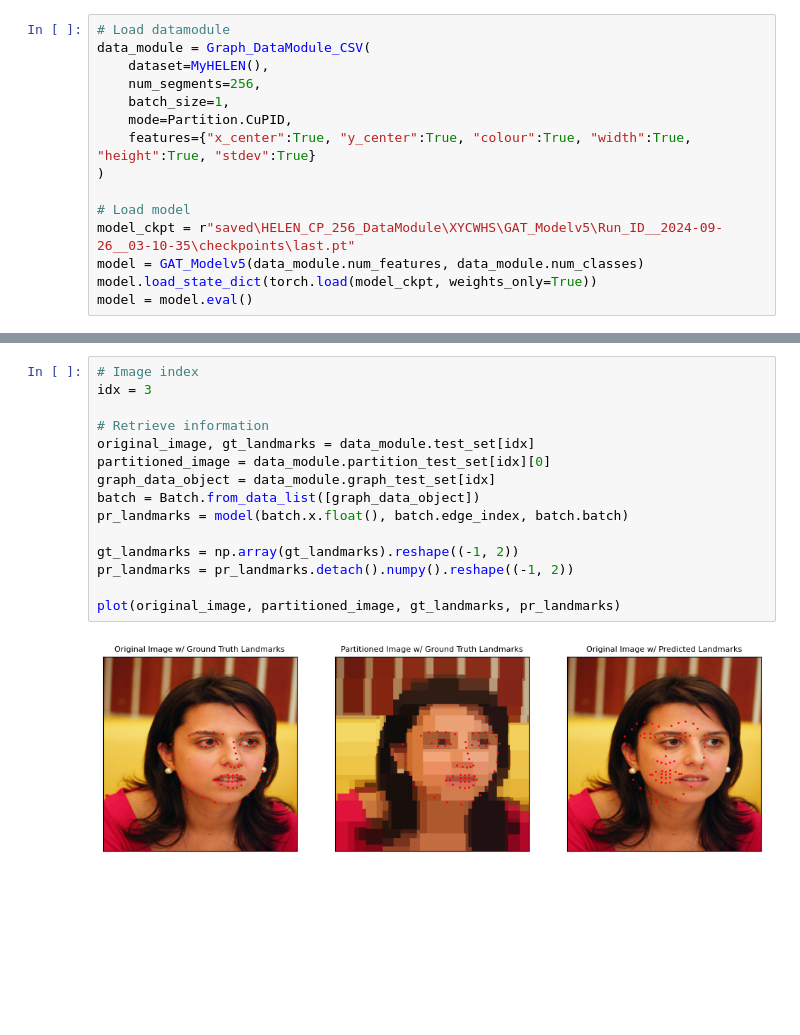
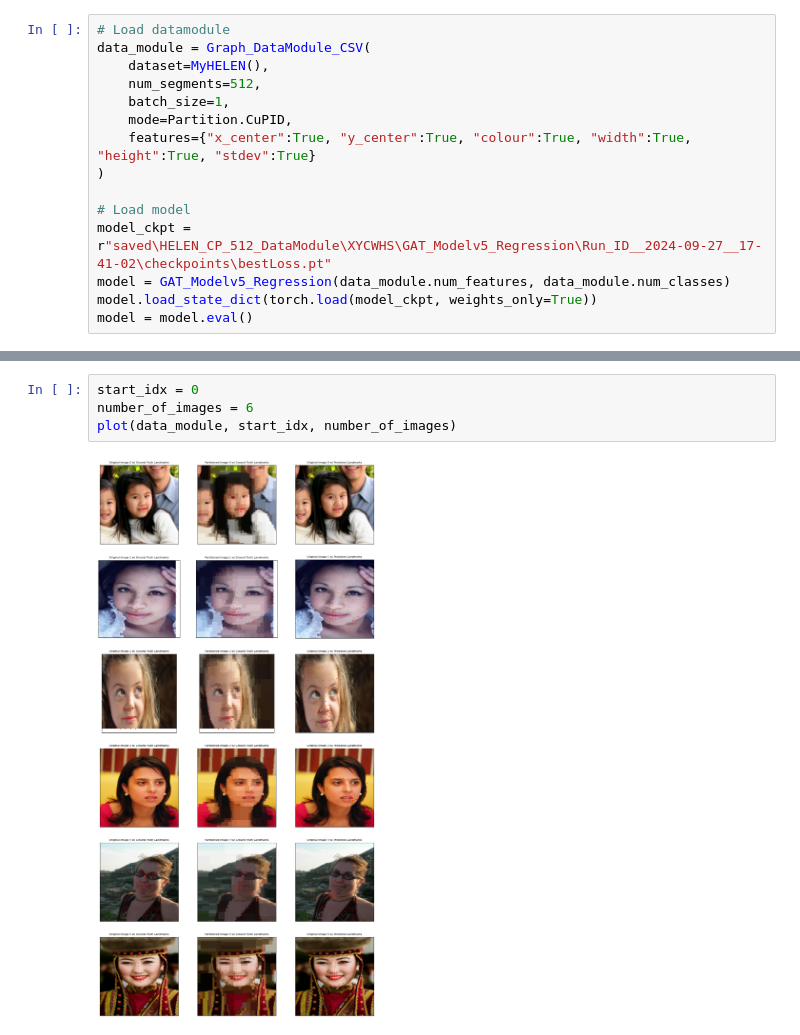
Before and after one commit to mubasshirMurshed/Cuboidal_Partitioning_Deep_Learning_Project, a Jupyter notebook: tools/test_landmark_model.ipynb, the cells around one changed output, grey strips where cells are left out. Drawn from its saved outputs; the diff is of its cells as text; blank space fills up the shorter version.

Commit message:
Fixed final model to use, an all remaining requirements for full experimentation

```diff
--- a/tools/test_landmark_model.ipynb
+++ b/tools/test_landmark_model.ipynb
@@ -13,15 +14,15 @@ from torch_geometric.data import Batch
 # Load datamodule
 data_module = Graph_DataModule_CSV(
     dataset=MyHELEN(),
-    num_segments=256,
+    num_segments=512,
     batch_size=1,
     mode=Partition.CuPID,
     features={"x_center":True, "y_center":True, "colour":True, "width":True, "height":True, "stdev":True}
 )
 
 # Load model
-model_ckpt = r"saved\HELEN_CP_256_DataModule\XYCWHS\GAT_Modelv5\Run_ID__2024-09-26__03-10-35\checkpoints\last.pt"
-model = GAT_Modelv5(data_module.num_features, data_module.num_classes)
+model_ckpt = r"saved\HELEN_CP_512_DataModule\XYCWHS\GAT_Modelv5_Regression\Run_ID__2024-09-27__17-41-02\checkpoints\bestLoss.pt"
+model = GAT_Modelv5_Regression(data_module.num_features, data_module.num_classes)
 model.load_state_dict(torch.load(model_ckpt, weights_only=True))
 model = model.eval()
 # %%
@@ -53,19 +72,8 @@ def plot(original_image, partitioned_image, gt_landmarks, pr_landmarks):
 
     plt.show()
-# %%
-# Image index
-idx = 3
-
-# Retrieve information
-original_image, gt_landmarks = data_module.test_set[idx]
-partitioned_image = data_module.partition_test_set[idx][0]
-graph_data_object = data_module.graph_test_set[idx]
-batch = Batch.from_data_list([graph_data_object])
-pr_landmarks = model(batch.x.float(), batch.edge_index, batch.batch)
-
-gt_landmarks = np.array(gt_landmarks).reshape((-1, 2))
-pr_landmarks = pr_landmarks.detach().numpy().reshape((-1, 2))
-
-plot(original_image, partitioned_image, gt_landmarks, pr_landmarks)
-# %% [output]
-[figure, removed]
+# %%
+start_idx = 0
+number_of_images = 6
+plot(data_module, start_idx, number_of_images)
+# %% [output]
+[figure, added]
```
Also changed, not shown: parts of 3 cells of this notebook, 7 other files.
